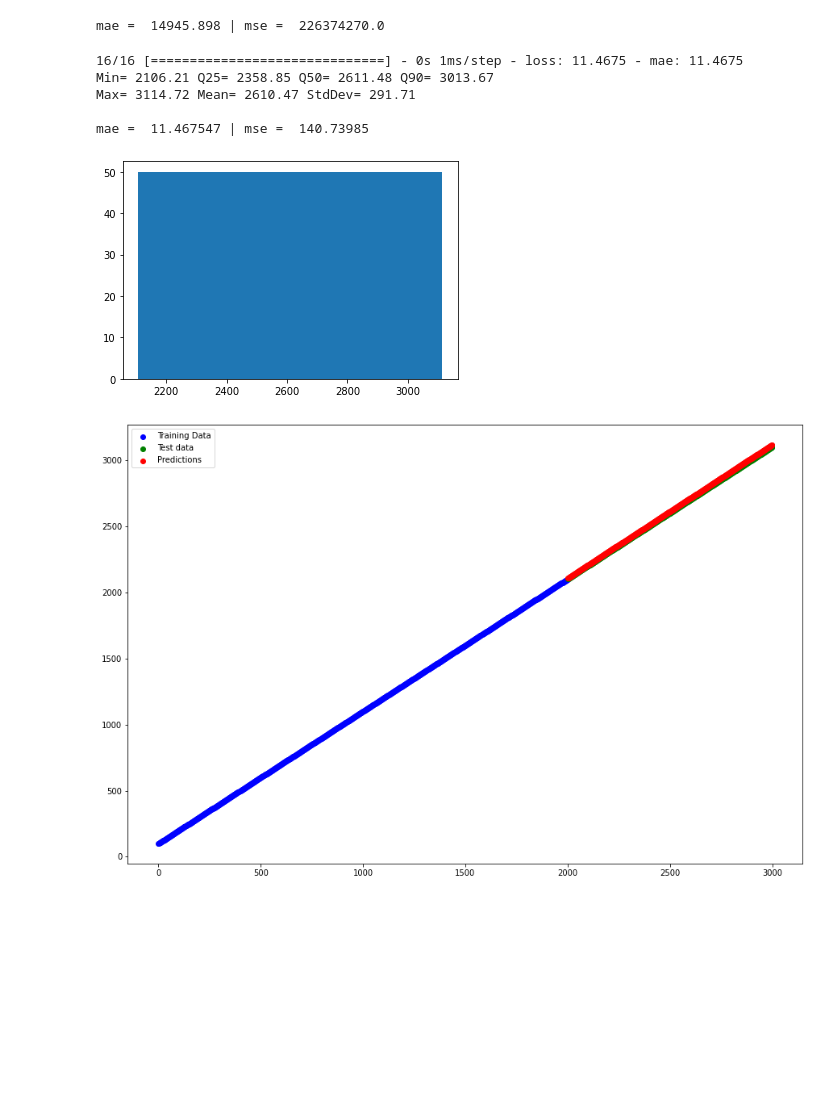
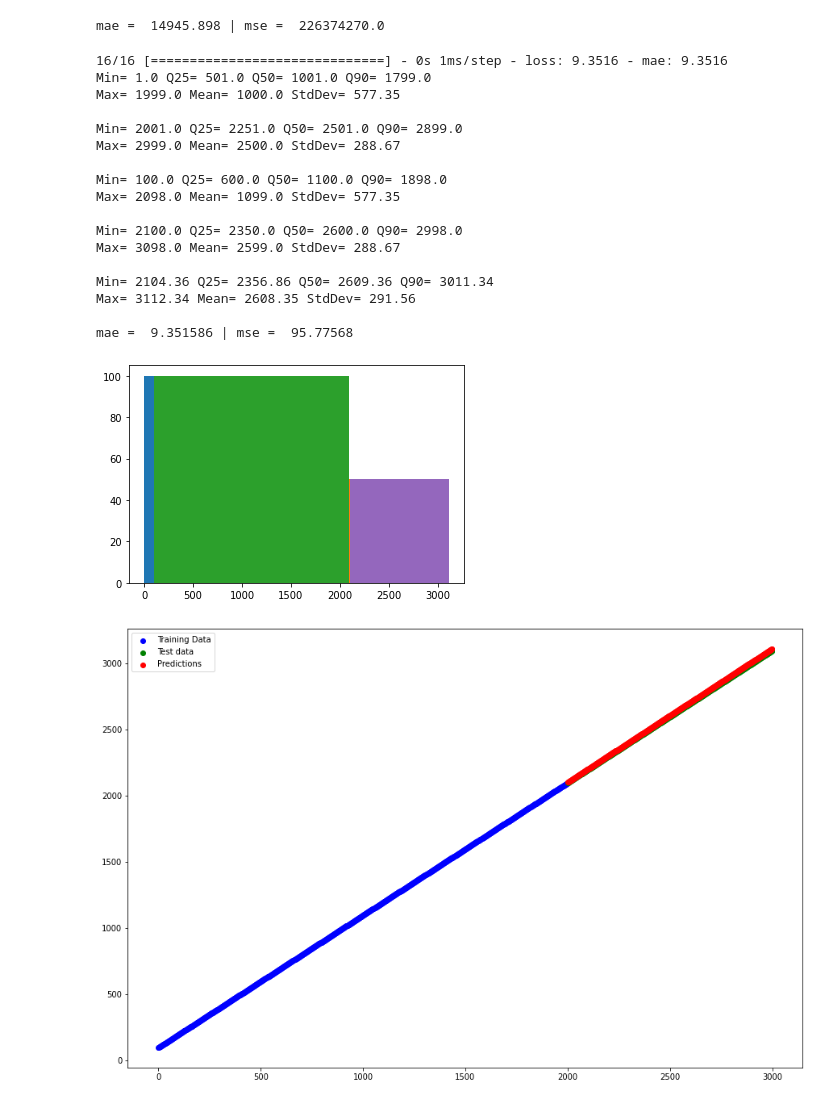
Before and after one commit to kevinsen-git/TF_Basics, a Jupyter notebook: Modelling_a_Genrated_Sequence.ipynb, the cells around one changed output. Drawn from its saved outputs; the diff is of its cells as text; code cells hidden in the pictures; blank space fills up the shorter version.

```diff
--- a/Modelling_a_Genrated_Sequence.ipynb
+++ b/Modelling_a_Genrated_Sequence.ipynb
@@ -322,36 +328,53 @@ model = tf.keras.Sequential()
 model.add(tf.keras.layers.Dense(1))
 
 # Compile the model
 model.compile(loss=tf.keras.losses.mae,
               optimizer=tf.keras.optimizers.Adam(learning_rate=0.01),
               metrics = ["mae"])
 
 # Model Summry
 model.summary
 
 # Fit the model
 model.fit(X_train, y_train, epochs = 300, verbose=0)
 
 # Predict
 y_pred = model.predict(X_test)
 
 # Evaluate
 model.evaluate(X_test, y_test)
 
 # Summary
+my_stats2(X_train)
+my_stats2(X_test)
+my_stats2(y_train)
+my_stats2(y_test)
 my_stats2(y_pred)
+
 
 # Get mae_mse
 my_mae_mse(y_test, y_pred)
 
 
 # Plot
 plot_predictions(X_train, y_train, X_test, y_test, y_pred)
 # %% [output]
-16/16 [==============================] - 0s 1ms/step - loss: 11.4675 - mae: 11.4675
-Min= 2106.21 Q25= 2358.85 Q50= 2611.48 Q90= 3013.67
-Max= 3114.72 Mean= 2610.47 StdDev= 291.71
+16/16 [==============================] - 0s 1ms/step - loss: 9.3516 - mae: 9.3516
+Min= 1.0 Q25= 501.0 Q50= 1001.0 Q90= 1799.0
+Max= 1999.0 Mean= 1000.0 StdDev= 577.35
 
-mae =  11.467547 | mse =  140.73985
+Min= 2001.0 Q25= 2251.0 Q50= 2501.0 Q90= 2899.0
+Max= 2999.0 Mean= 2500.0 StdDev= 288.67
+
+Min= 100.0 Q25= 600.0 Q50= 1100.0 Q90= 1898.0
+Max= 2098.0 Mean= 1099.0 StdDev= 577.35
+
+Min= 2100.0 Q25= 2350.0 Q50= 2600.0 Q90= 2998.0
+Max= 3098.0 Mean= 2599.0 StdDev= 288.67
+
+Min= 2104.36 Q25= 2356.86 Q50= 2609.36 Q90= 3011.34
+Max= 3112.34 Mean= 2608.35 StdDev= 291.56
+
+mae =  9.351586 | mse =  95.77568
-[figure, old version]
+[figure, new version]
 [figure]
```
Also changed, not shown: parts of 8 cells of this notebook.
